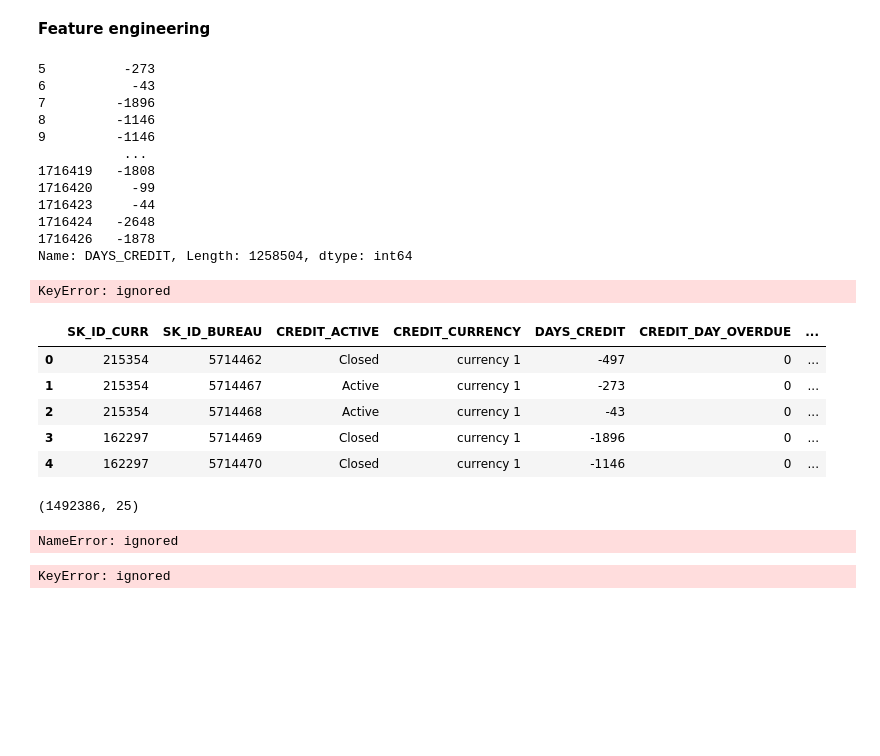
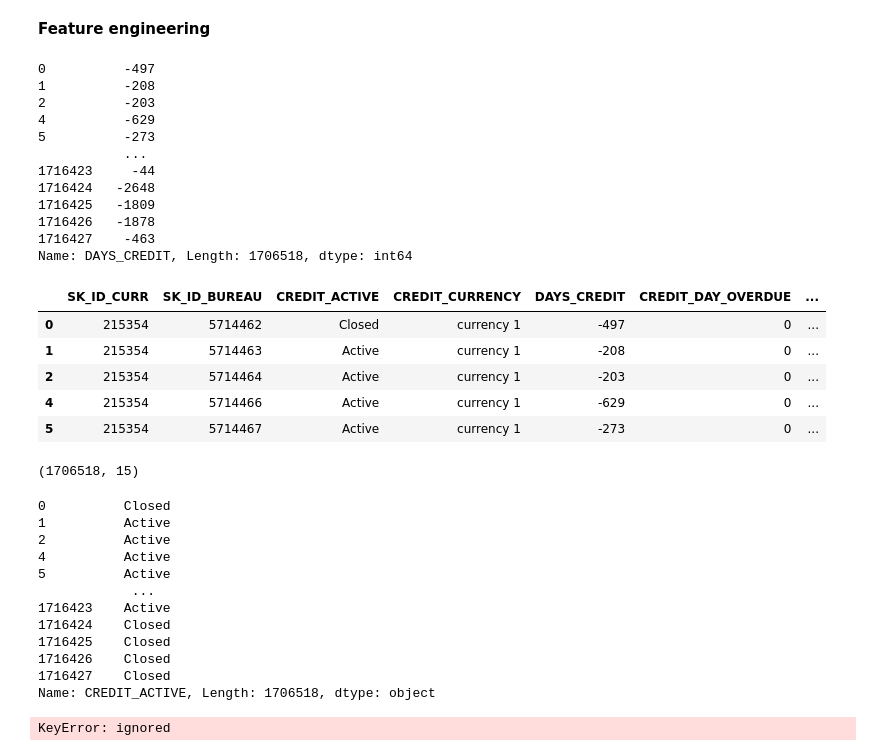
Before and after one commit to Azimoj/Credit-scoring, a Jupyter notebook: Credit__scoring_Feature_Selection.ipynb, the cells around one changed output. Saved outputs shown, nothing was run; the diff lists cells and outputs as text; code cells hidden in the pictures; blank space fills up the shorter version.

```diff
--- a/Credit__scoring_Feature_Selection.ipynb
+++ b/Credit__scoring_Feature_Selection.ipynb
@@ -57,6 +57,10 @@ app_train['AGE'] = app_train['DAYS_BIRTH'] * -1 / 365
 app_test['AGE'] = app_test['DAYS_BIRTH'] * -1 / 365
 
 # Outliers
+#From the EDA we saw some erroneous values in DAYS_EMPLOYED field
+app_train['AMT_INCOME_TOTAL'][app_train['AMT_INCOME_TOTAL'] < 0.05e+07] = np.nan
+app_test['AMT_INCOME_TOTAL'][app_test['AMT_INCOME_TOTAL'] < 0.05e+07] = np.nan
+
 #From the EDA we saw some erroneous values in DAYS_EMPLOYED field
 app_train['DAYS_EMPLOYED'][app_train['DAYS_EMPLOYED'] == 365243] = np.nan
 app_test['DAYS_EMPLOYED'][app_test['DAYS_EMPLOYED'] == 365243] = np.nan
@@ -792,15 +796,6 @@ DAYS_ENDDATE_FACT          633653
 AMT_CREDIT_SUM_LIMIT       591780
 AMT_CREDIT_SUM_DEBT        257669
 dtype: int64
-# %%
-#from the EDA we saw some erroneous values in DAYS Fields, we will remove those
-#there are some loans which ended about very long ago, around 100 years ago.
-#Thus we will only keep those loans which have ended in past 50 years.
-bureau['DAYS_CREDIT_ENDDATE'][bureau['DAYS_CREDIT_ENDDATE'] > -50 *365] = np.nan
-bureau['DAYS_ENDDATE_FACT'][bureau['DAYS_ENDDATE_FACT'] > -50 *365] = np.nan
-
-#there is also a feature which tells about the number of days ago the Credit Report Came
-bureau['DAYS_CREDIT_UPDATE'][bureau['DAYS_CREDIT_UPDATE'] > -50 *365] = np.nan
 # %%
 find_rate =  bureau.copy()
 find_rate = find_rate.replace(to_replace = '^nan$', value = np.nan, regex=True)
@@ -966,22 +977,20 @@ bureau_final = filling_nan_value(bureau)
 # %%
 bureau_final['DAYS_CREDIT']
 # %% [output]
+0          -497
+1          -208
+2          -203
+4          -629
 5          -273
-6           -43
-7         -1896
-8         -1146
-9         -1146
            ...
-1716419   -1808
-1716420     -99
 1716423     -44
 1716424   -2648
+1716425   -1809
 1716426   -1878
-Name: DAYS_CREDIT, Length: 1258504, dtype: int64
+1716427    -463
+Name: DAYS_CREDIT, Length: 1706518, dtype: int64
 # %%
 #engineering some features based on domain knowledge
 bureau_final['CREDIT_DURATION'] = np.abs(bureau_final['DAYS_CREDIT'] - bureau_final['DAYS_CREDIT_ENDDATE'])
 
 bureau_final['CURRENT_AMT_OVERDUE_DURATION_RATIO'] = bureau_final['AMT_CREDIT_SUM_OVERDUE'] / (bureau_final['CREDIT_DURATION'])
-# %% [output]
-KeyError: ignored
@@ -991,16 +997,16 @@ bureau_merged = bureau_final.merge(aggregated_bureau_balance, on = 'SK_ID_BUREAU
 # %%
-bureau_merged.head()
+bureau_final.head()
 # %% [output]
 |  | SK_ID_CURR | SK_ID_BUREAU | CREDIT_ACTIVE | CREDIT_CURRENCY | DAYS_CREDIT | CREDIT_DAY_OVERDUE | ... |
 | 0 | 215354 | 5714462 | Closed | currency 1 | -497 | 0 | ... |
-| 1 | 215354 | 5714467 | Active | currency 1 | -273 | 0 | ... |
-| 2 | 215354 | 5714468 | Active | currency 1 | -43 | 0 | ... |
-| 3 | 162297 | 5714469 | Closed | currency 1 | -1896 | 0 | ... |
-| 4 | 162297 | 5714470 | Closed | currency 1 | -1146 | 0 | ... |
+| 1 | 215354 | 5714463 | Active | currency 1 | -208 | 0 | ... |
+| 2 | 215354 | 5714464 | Active | currency 1 | -203 | 0 | ... |
+| 4 | 215354 | 5714466 | Active | currency 1 | -629 | 0 | ... |
+| 5 | 215354 | 5714467 | Active | currency 1 | -273 | 0 | ... |
 # %%
-bureau_merged.shape
+bureau_final.shape
 # %% [output]
-(1492386, 25)
+(1706518, 15)
 # %%
 #now we will be aggregating the bureau_merged df with respect to 'SK_ID_CURR' so as to merge it with application_train later
 #firstly we will aggregate the columns based on the category of CREDIT_ACTIVE
@@ -1030,9 +1036,20 @@ aggregations_CREDIT_ACTIVE = {
                               'WEIGHTED_STATUS_MEAN' : ['mean', 'max']
                                 }
 # %%
-bureau_merged['CREDIT_ACTIVE']
+bureau_final['CREDIT_ACTIVE']
 # %% [output]
-NameError: ignored
+0          Closed
+1          Active
+2          Active
+4          Active
+5          Active
+            ...
+1716423    Active
+1716424    Closed
+1716425    Closed
+1716426    Closed
+1716427    Closed
+Name: CREDIT_ACTIVE, Length: 1706518, dtype: object
 # %%
 #we saw from EDA that the two most common type of CREDIT ACTIVE were 'Closed' and 'Active'.
 #So we will aggregate them two separately and the remaining categories separately.
```
Also changed, not shown: parts of 10 cells of this notebook.
